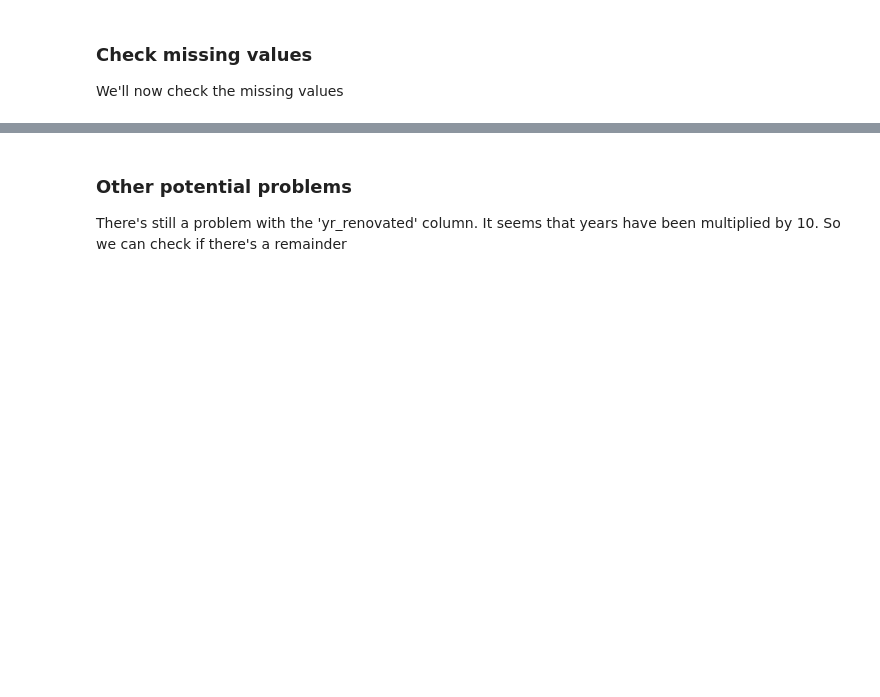
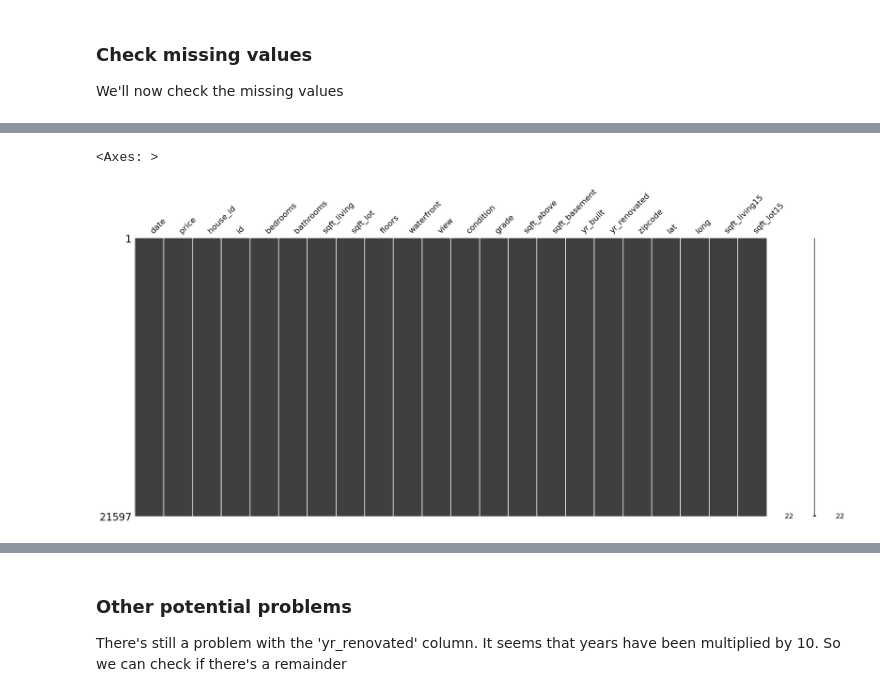
Before and after one commit to leopardb/ds-eda-project, a Jupyter notebook: 04_eda.ipynb, the cells around one changed output, grey strips where cells are left out. Saved outputs shown, nothing was run; the diff lists cells and outputs as text; code cells hidden in the pictures; blank space fills up the shorter version.

```diff
--- a/04_eda.ipynb
+++ b/04_eda.ipynb
@@ -215,0 +261,5 @@ Index(['date', 'price', 'house_id', 'id', 'bedrooms', 'bathrooms',
+# %%
+msno.matrix(df)
+# %% [output]
+<Axes: >
+[figure, added]
```
Also changed, not shown: parts of 33 cells of this notebook.
